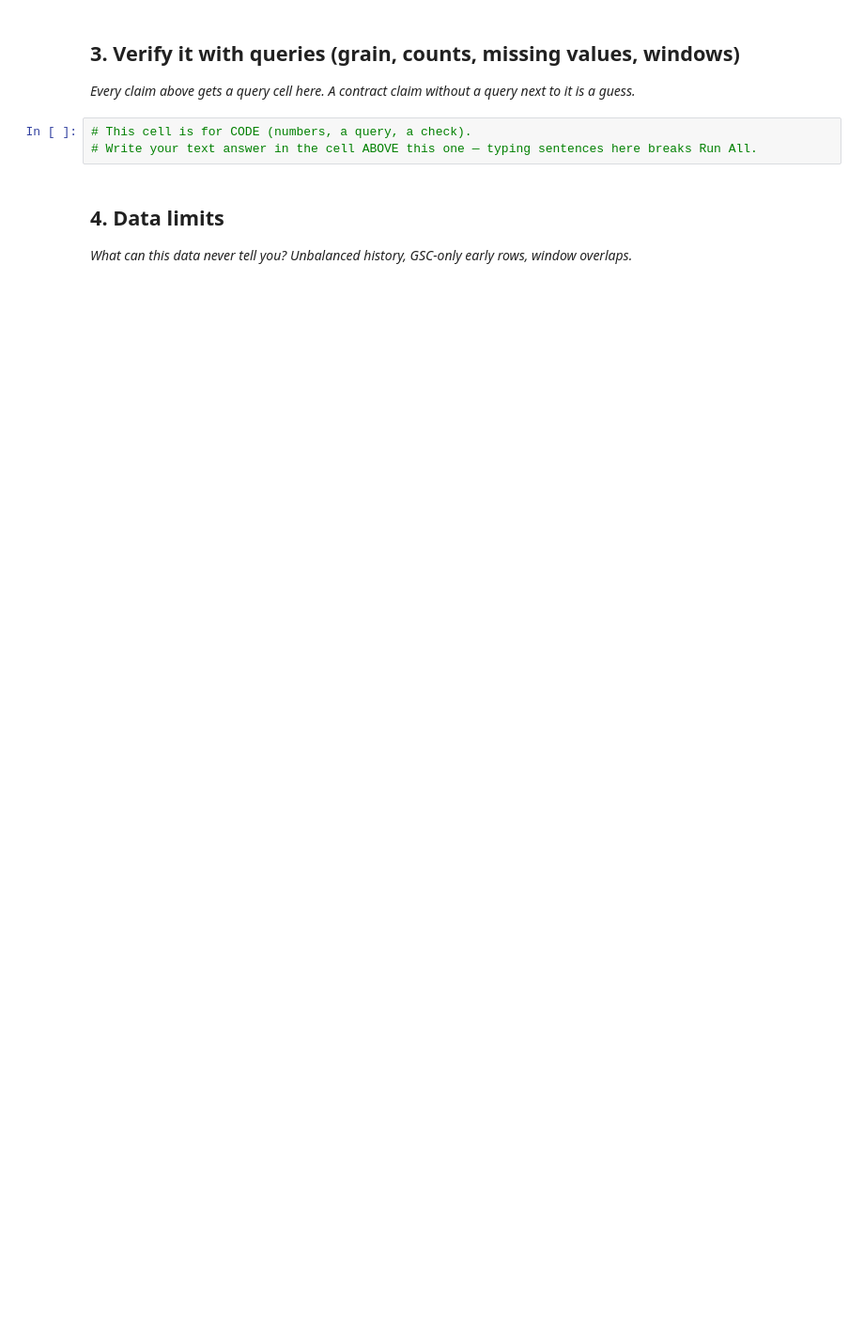
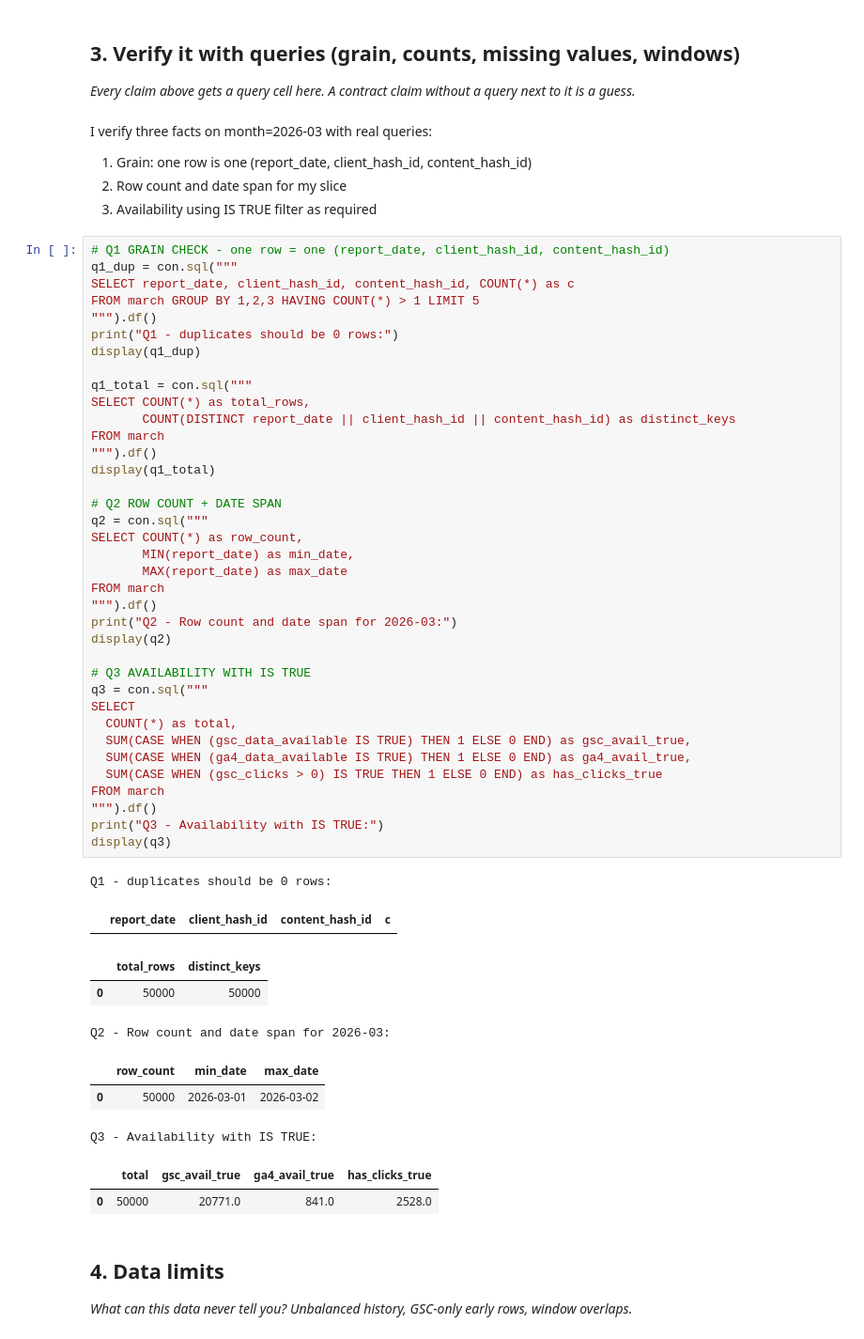
Before and after one commit to Mohamed-Al-Saudi/FlyRank-ML-Internship, a Jupyter notebook: work/notebooks/w03_data_contract.ipynb, the cells around one changed output. Shown at 94% size. Cells and saved outputs as stored; diff of their text form; blank space fills up the shorter version.

```diff
--- a/work/notebooks/w03_data_contract.ipynb
+++ b/work/notebooks/w03_data_contract.ipynb
@@ -24,9 +81,60 @@ This skeleton is yours to fill. Work the sections **in order** — each one has
 ## 3. Verify it with queries (grain, counts, missing values, windows)
 
 *Every claim above gets a query cell here. A contract claim without a query next to it is a guess.*
-# %%
-# This cell is for CODE (numbers, a query, a check).
-# Write your text answer in the cell ABOVE this one — typing sentences here breaks Run All.
+# %% [markdown]
+I verify three facts on month=2026-03 with real queries:
+
+  1) Grain: one row is one (report_date, client_hash_id, content_hash_id)
+  2) Row count and date span for my slice
+  3) Availability using IS TRUE filter as required
+# %%
+# Q1 GRAIN CHECK - one row = one (report_date, client_hash_id, content_hash_id)
+q1_dup = con.sql("""
+SELECT report_date, client_hash_id, content_hash_id, COUNT(*) as c
+FROM march GROUP BY 1,2,3 HAVING COUNT(*) > 1 LIMIT 5
+""").df()
+print("Q1 - duplicates should be 0 rows:")
+display(q1_dup)
+
+q1_total = con.sql("""
+SELECT COUNT(*) as total_rows,
+       COUNT(DISTINCT report_date || client_hash_id || content_hash_id) as distinct_keys
+FROM march
+""").df()
+display(q1_total)
+
+# Q2 ROW COUNT + DATE SPAN
+q2 = con.sql("""
+SELECT COUNT(*) as row_count,
+       MIN(report_date) as min_date,
+       MAX(report_date) as max_date
+FROM march
+""").df()
+print("Q2 - Row count and date span for 2026-03:")
+display(q2)
+
+# Q3 AVAILABILITY WITH IS TRUE
+q3 = con.sql("""
+SELECT
+  COUNT(*) as total,
+  SUM(CASE WHEN (gsc_data_available IS TRUE) THEN 1 ELSE 0 END) as gsc_avail_true,
+  SUM(CASE WHEN (ga4_data_available IS TRUE) THEN 1 ELSE 0 END) as ga4_avail_true,
+  SUM(CASE WHEN (gsc_clicks > 0) IS TRUE THEN 1 ELSE 0 END) as has_clicks_true
+FROM march
+""").df()
+print("Q3 - Availability with IS TRUE:")
+display(q3)
+# %% [output]
+Q1 - duplicates should be 0 rows:
+|  | report_date | client_hash_id | content_hash_id | c |
+|  | total_rows | distinct_keys |
+| 0 | 50000 | 50000 |
+Q2 - Row count and date span for 2026-03:
+|  | row_count | min_date | max_date |
+| 0 | 50000 | 2026-03-01 | 2026-03-02 |
+Q3 - Availability with IS TRUE:
+|  | total | gsc_avail_true | ga4_avail_true | has_clicks_true |
+| 0 | 50000 | 20771.0 | 841.0 | 2528.0 |
 # %% [markdown]
 ## 4. Data limits
 
```
Also changed, not shown: parts of 11 cells of this notebook.
